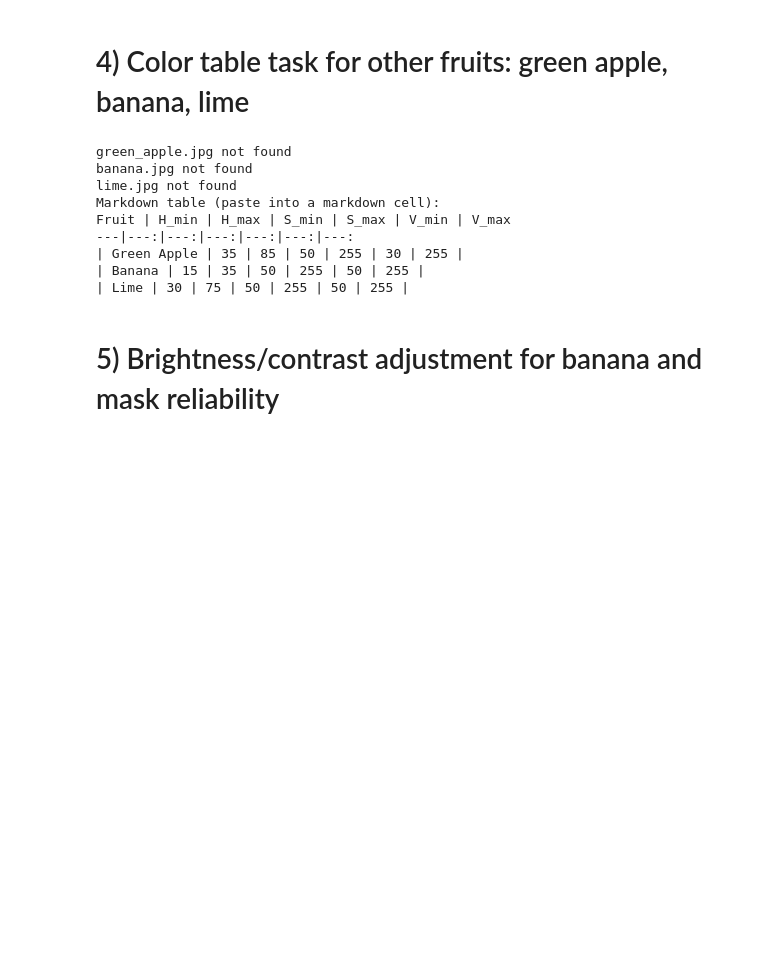
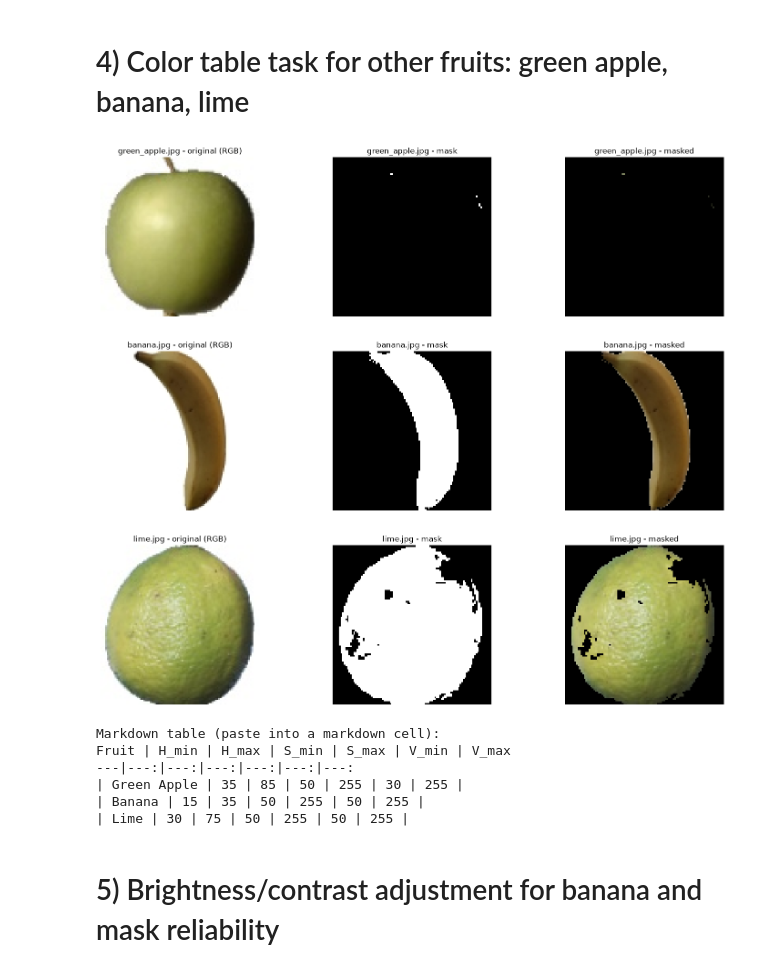
Before and after one commit to binishshha/Computer-Vision, a Jupyter notebook: Image Processing/colorSpaces&Segmentation.ipynb, the cells around one changed output. Saved outputs shown, nothing was run; the diff lists cells and outputs as text; code cells hidden in the pictures; blank space fills up the shorter version.

Commit message:
corrected img path

```diff
--- a/Image Processing/colorSpaces&Segmentation.ipynb
+++ b/Image Processing/colorSpaces&Segmentation.ipynb
@@ -79,37 +84,37 @@ files = ['green_apple.jpg','banana.jpg','lime.jpg']
 ranges = {
     'green_apple.jpg': ((35,50,30),(85,255,255)),
     'banana.jpg':      ((15,50,50),(35,255,255)),
     'lime.jpg':        ((30,50,50),(75,255,255)),
 }
 def show_mask_for(path, hsv_min, hsv_max):
-    img = cv2.imread(base + path)
+    img = cv2.imread(os.path.join('images', path))
     if img is None:
         print(path, 'not found')
         return
     hsv_i = cv2.cvtColor(img, cv2.COLOR_BGR2HSV)
     lower = np.array(hsv_min); upper = np.array(hsv_max)
     m = cv2.inRange(hsv_i, lower, upper)
     res = cv2.bitwise_and(img, img, mask=m)
     show_row(
         [f'{path} - original (RGB)', f'{path} - mask', f'{path} - masked'],
         [cv2.cvtColor(img, cv2.COLOR_BGR2RGB), m, cv2.cvtColor(res, cv2.COLOR_BGR2RGB)],
         [None, 'gray', None]
     )
 
 for fname, (mn, mx) in ranges.items():
     show_mask_for(fname, mn, mx)
 
 print("Markdown table (paste into a markdown cell):")
 print("Fruit | H_min | H_max | S_min | S_max | V_min | V_max")
 print("---|---:|---:|---:|---:|---:|---:")
 
 for fname, (mn, mx) in ranges.items():
     fruit = fname.replace(".jpg", "").replace("_", " ").title()
     print(f"| {fruit} | {mn[0]} | {mx[0]} | {mn[1]} | {mx[1]} | {mn[2]} | {mx[2]} |")
 # %% [output]
+[figure, added]
+[figure, added]
+[figure, added]
-green_apple.jpg not found
-banana.jpg not found
-lime.jpg not found
 Markdown table (paste into a markdown cell):
 Fruit | H_min | H_max | S_min | S_max | V_min | V_max
 ---|---:|---:|---:|---:|---:|---:
```
Also changed, not shown: parts of 1 cell of this notebook, 2 other files.
